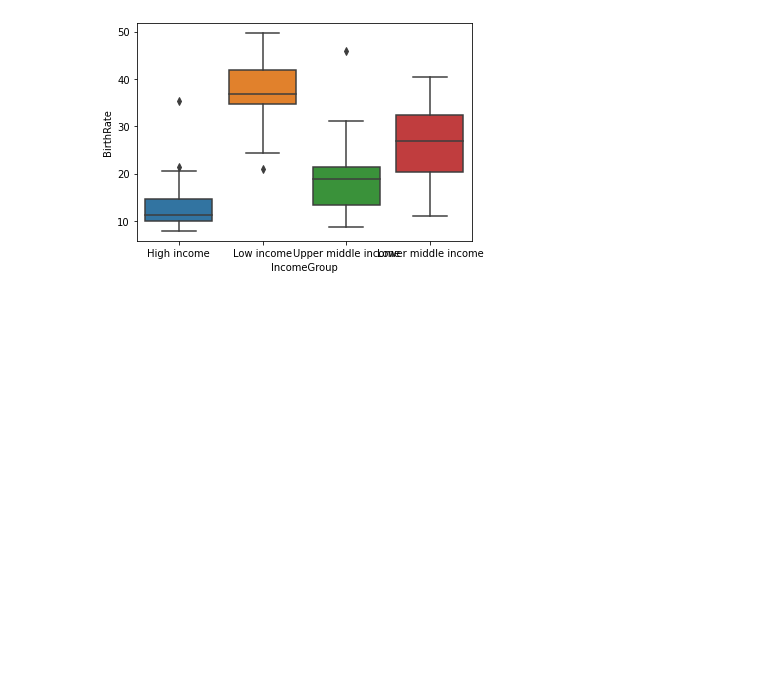
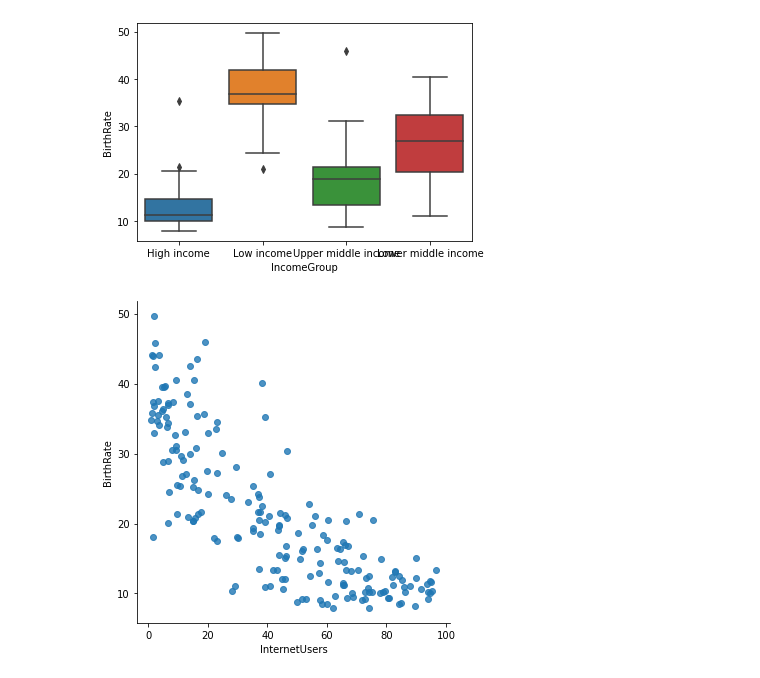
Before and after one commit to shiv07prasad/acies-training, a Jupyter notebook: 5-feb/Data Frames.ipynb, the cells around one changed output. Saved outputs shown, nothing was run; the diff lists cells and outputs as text; code cells hidden in the pictures; blank space fills up the shorter version.

Commit message:
updated data frames notebook

```diff
--- a/5-feb/Data Frames.ipynb
+++ b/5-feb/Data Frames.ipynb
@@ -502,0 +505,4 @@ vis2 = sns.boxplot(data = stats, x = 'IncomeGroup', y = 'BirthRate')
+# %%
+vis3 = sns.lmplot(data = stats, x = 'InternetUsers',y= 'BirthRate', fit_reg = False)
+# %% [output]
+[figure, added]
```
Also changed, not shown: parts of 6 cells of this notebook.
